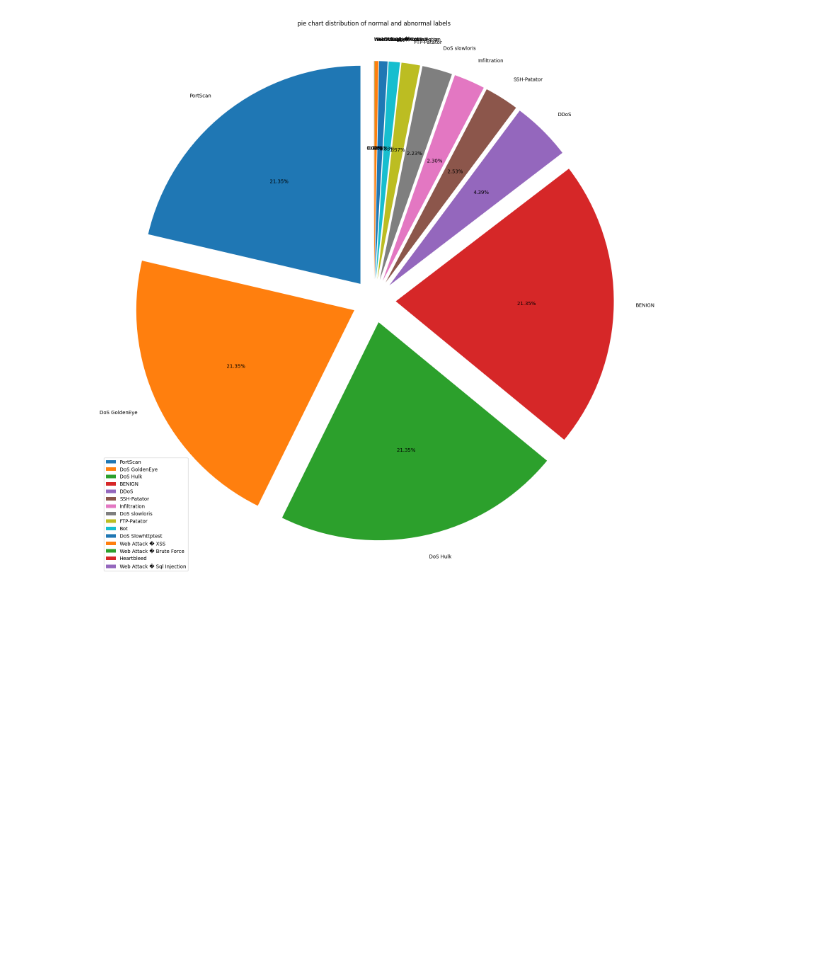
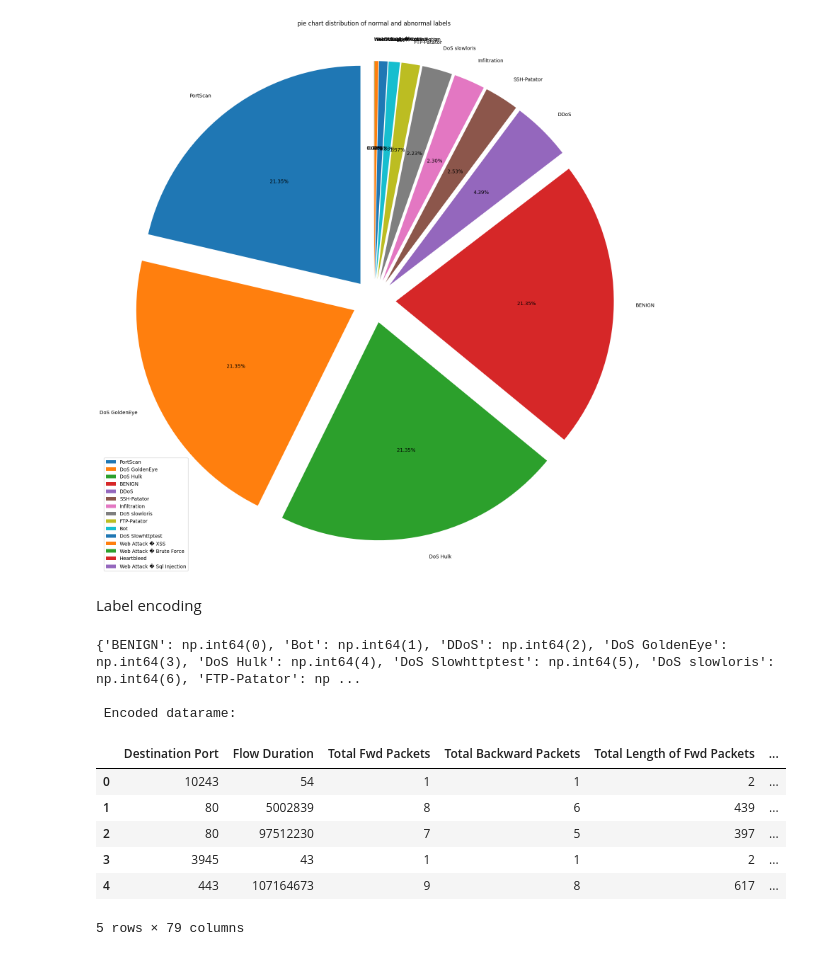
Before and after one commit to rosangithub/ANIDS, a Jupyter notebook: ANIDS.ipynb, the cells around one changed output. Cells and saved outputs as stored; diff of their text form; code cells hidden in the pictures; blank space fills up the shorter version.

Commit message:
done label encoding

```diff
--- a/ANIDS.ipynb
+++ b/ANIDS.ipynb
@@ -324,3 +324,31 @@ plt.legend(labels,loc='best')
 plt.show()
 # %% [output]
 [figure]
+# %% [markdown]
+Label encoding
+# %%
+from sklearn.preprocessing import LabelEncoder
+
+#make acopy of your dataframe
+df_encoded=result_df.copy()
+#create alabel encoder object
+le=LabelEncoder()
+#fit and transform the label column and assign the transformed values to a new column
+df_encoded['Label']=le.fit_transform(result_df['Label'])
+#print the mapping of original labels to encoded values
+label_mapping=dict(zip(le.classes_,le.transform(le.classes_)))
+print(label_mapping)
+#display the modified dataframe
+print("\n Encoded datarame:")
+df_encoded.head()
+# %% [output]
+{'BENIGN': np.int64(0), 'Bot': np.int64(1), 'DDoS': np.int64(2), 'DoS GoldenEye': np.int64(3), 'DoS Hulk': np.int64(4), 'DoS Slowhttptest': np.int64(5), 'DoS slowloris': np.int64(6), 'FTP-Patator': np ...
+
+ Encoded datarame:
+|  | Destination Port | Flow Duration | Total Fwd Packets | Total Backward Packets | Total Length of Fwd Packets | ... |
+| 0 | 10243 | 54 | 1 | 1 | 2 | ... |
+| 1 | 80 | 5002839 | 8 | 6 | 439 | ... |
+| 2 | 80 | 97512230 | 7 | 5 | 397 | ... |
+| 3 | 3945 | 43 | 1 | 1 | 2 | ... |
+| 4 | 443 | 107164673 | 9 | 8 | 617 | ... |
+5 rows × 79 columns
```
